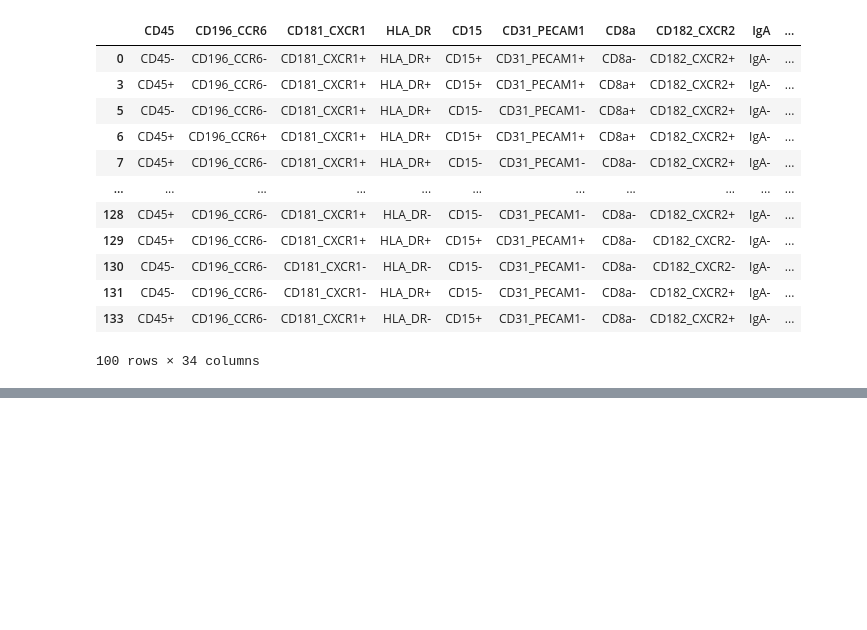
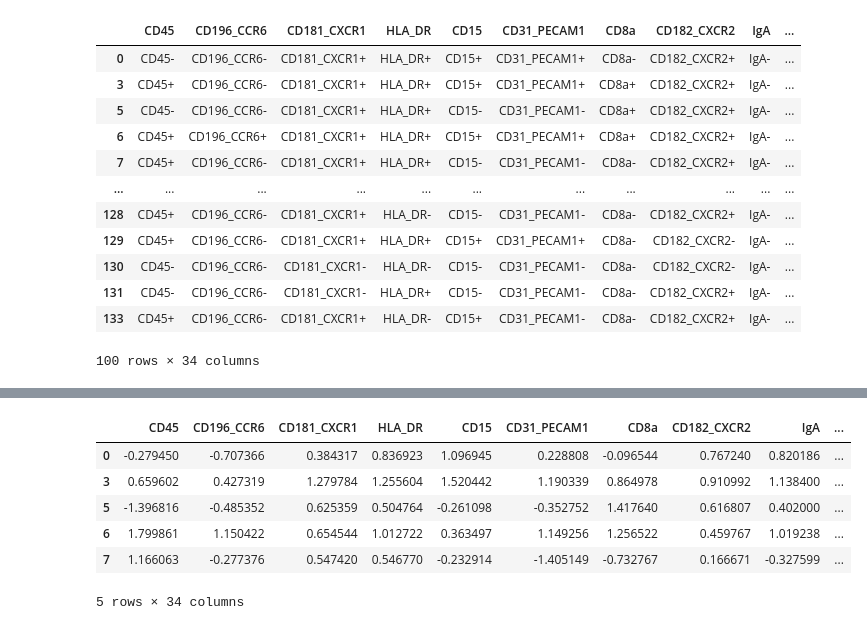
Before and after one commit to STRIDES-Codes/NL4Cell, a Jupyter notebook: NL4Cell_Encode.ipynb, the cells around one changed output, grey strips where cells are left out. Cells and saved outputs as stored; diff of their text form; code cells hidden in the pictures; blank space fills up the shorter version.

```diff
--- a/NL4Cell_Encode.ipynb
+++ b/NL4Cell_Encode.ipynb
@@ -177,0 +241,10 @@ binary_table_to_text(encoded_table_otsu)
+# %%
+sample_data.head()
+# %% [output]
+|  | CD45 | CD196_CCR6 | CD181_CXCR1 | HLA_DR | CD15 | CD31_PECAM1 | CD8a | CD182_CXCR2 | IgA | ... |
+| 0 | -0.279450 | -0.707366 | 0.384317 | 0.836923 | 1.096945 | 0.228808 | -0.096544 | 0.767240 | 0.820186 | ... |
+| 3 | 0.659602 | 0.427319 | 1.279784 | 1.255604 | 1.520442 | 1.190339 | 0.864978 | 0.910992 | 1.138400 | ... |
+| 5 | -1.396816 | -0.485352 | 0.625359 | 0.504764 | -0.261098 | -0.352752 | 1.417640 | 0.616807 | 0.402000 | ... |
+| 6 | 1.799861 | 1.150422 | 0.654544 | 1.012722 | 0.363497 | 1.149256 | 1.256522 | 0.459767 | 1.019238 | ... |
+| 7 | 1.166063 | -0.277376 | 0.547420 | 0.546770 | -0.232914 | -1.405149 | -0.732767 | 0.166671 | -0.327599 | ... |
+5 rows × 34 columns
```
Also changed, not shown: parts of 8 cells of this notebook.
